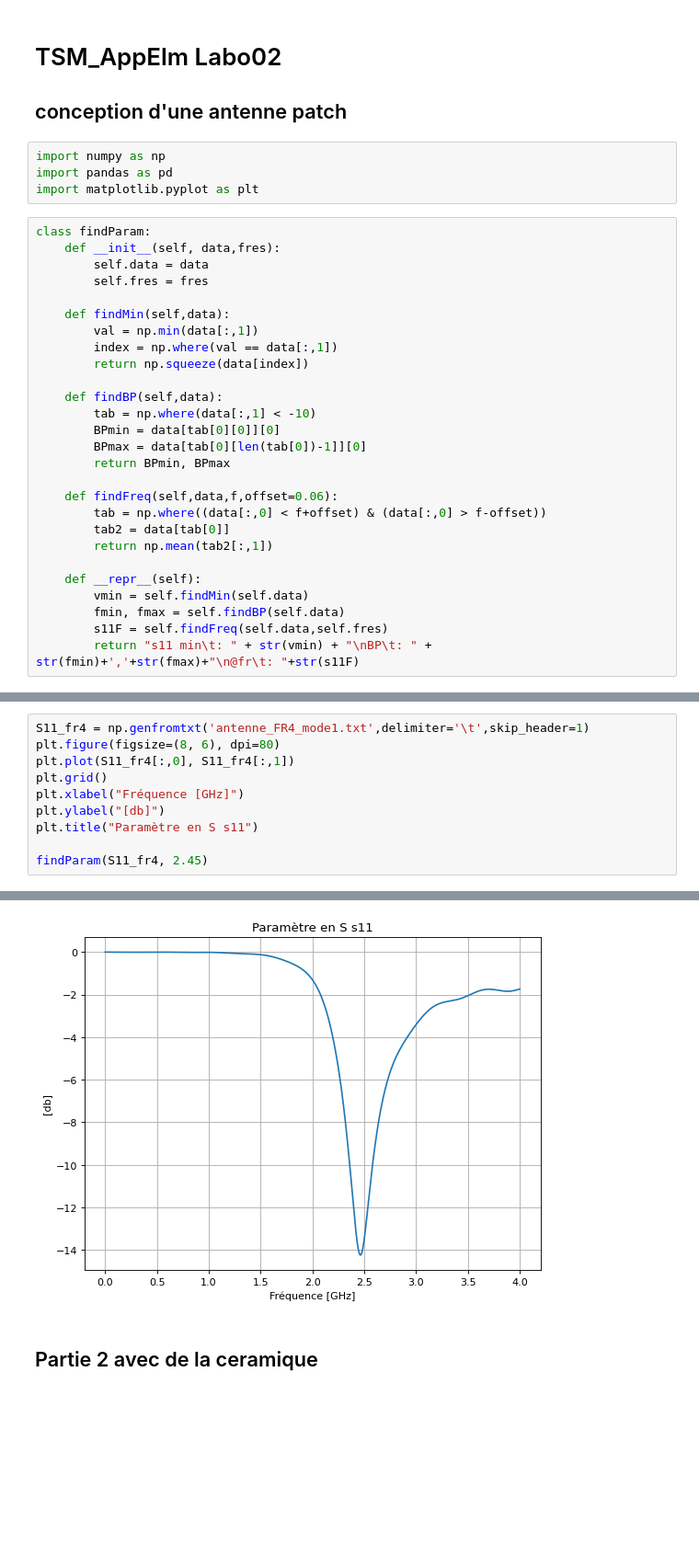
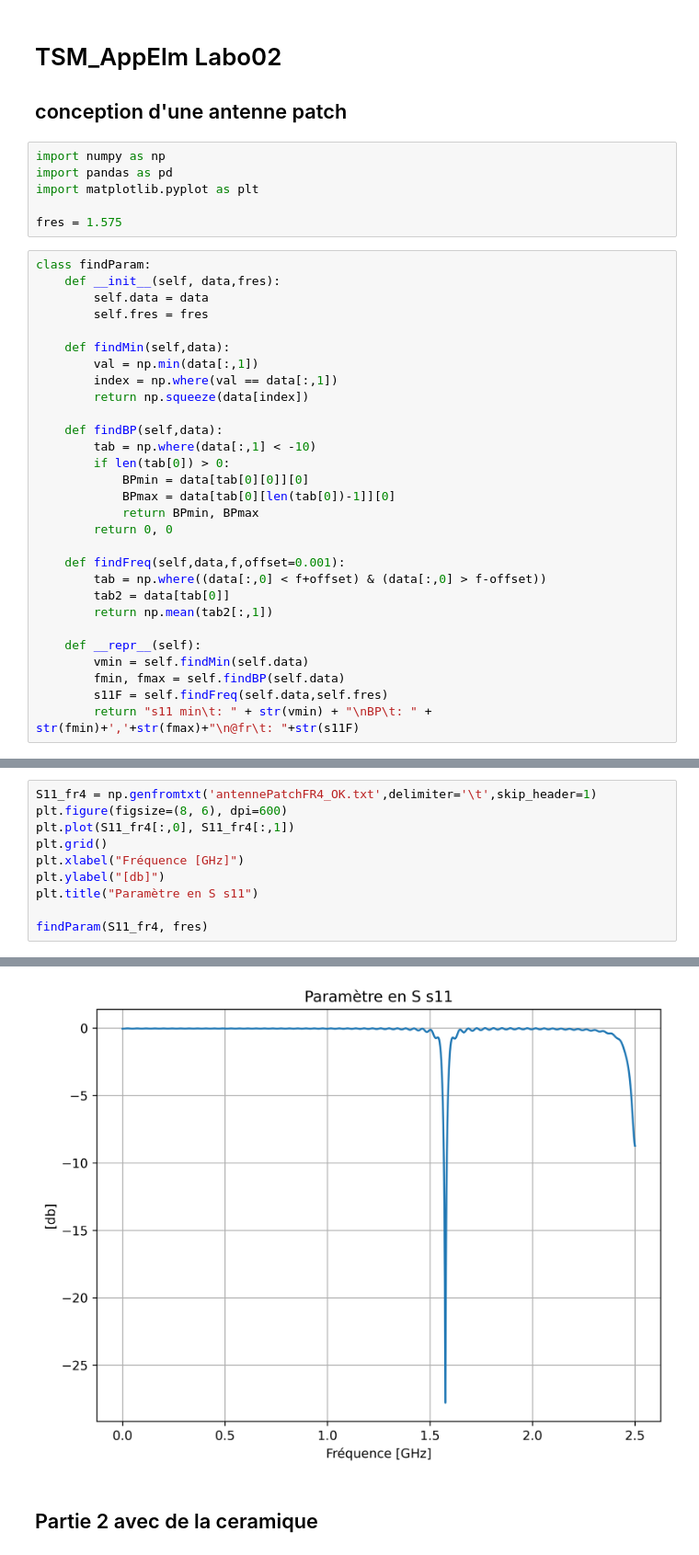
Before and after one commit to quentin-muller/TSMAppElm_Labo02, a Jupyter notebook: Results_patch/compareResult__v2.ipynb, the cells around one changed output, grey strips where cells are left out. Shown at 92% size. Saved outputs shown, nothing was run; the diff lists cells and outputs as text; blank space fills up the shorter version.

Commit message:
add patch fig

```diff
--- a/Results_patch/compareResult__v2.ipynb
+++ b/Results_patch/compareResult__v2.ipynb
@@ -5,6 +5,8 @@
 import numpy as np
 import pandas as pd
 import matplotlib.pyplot as plt
+
+fres = 1.575
 # %%
 class findParam:
     def __init__(self, data,fres):
@@ -18,11 +20,13 @@ class findParam:
 
     def findBP(self,data):
         tab = np.where(data[:,1] < -10)
-        BPmin = data[tab[0][0]][0]
-        BPmax = data[tab[0][len(tab[0])-1]][0]
-        return BPmin, BPmax
+        if len(tab[0]) > 0:
+            BPmin = data[tab[0][0]][0]
+            BPmax = data[tab[0][len(tab[0])-1]][0]
+            return BPmin, BPmax
+        return 0, 0
 
-    def findFreq(self,data,f,offset=0.06):
+    def findFreq(self,data,f,offset=0.001):
         tab = np.where((data[:,0] < f+offset) & (data[:,0] > f-offset))
         tab2 = data[tab[0]]
         return np.mean(tab2[:,1])
@@ -42,11 +42,11 @@ dataFR4
 # %%
-S11_fr4 = np.genfromtxt('antenne_FR4_mode1.txt',delimiter='\t',skip_header=1)
-plt.figure(figsize=(8, 6), dpi=80)
+S11_fr4 = np.genfromtxt('antennePatchFR4_OK.txt',delimiter='\t',skip_header=1)
+plt.figure(figsize=(8, 6), dpi=600)
 plt.plot(S11_fr4[:,0], S11_fr4[:,1])
 plt.grid()
 plt.xlabel("Fréquence [GHz]")
 plt.ylabel("[db]")
 plt.title("Paramètre en S s11")
 
-findParam(S11_fr4, 2.45)
+findParam(S11_fr4, fres)
 # %% [output]
@@ -56,4 +56,4 @@ BP      : 2.3599998950958,2.5759999752045
-[figure, old version]
+[figure, new version]
 # %% [markdown]
 ## Partie 2 avec de la ceramique
 # %%
```
Also changed, not shown: parts of 6 cells of this notebook, 11 other files.
